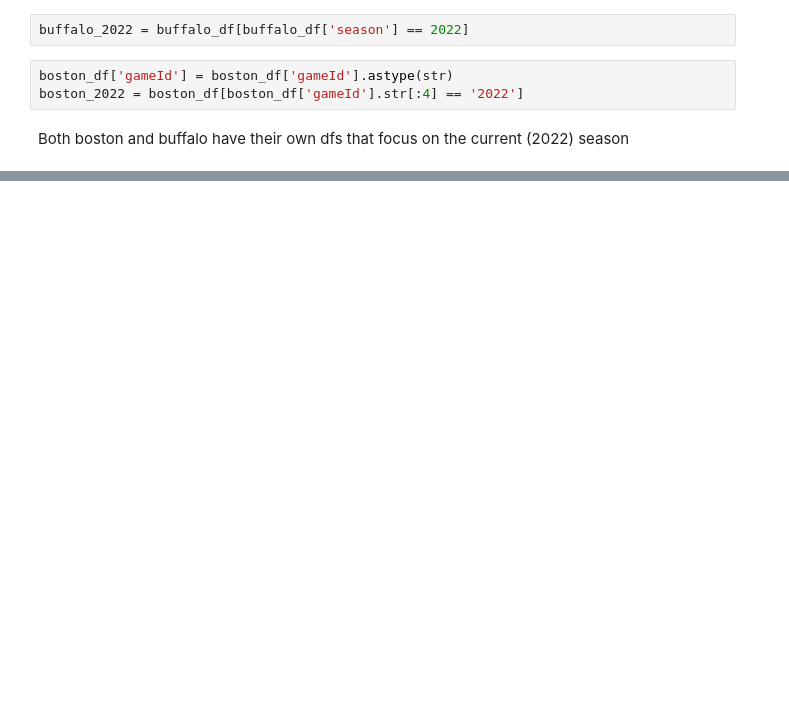
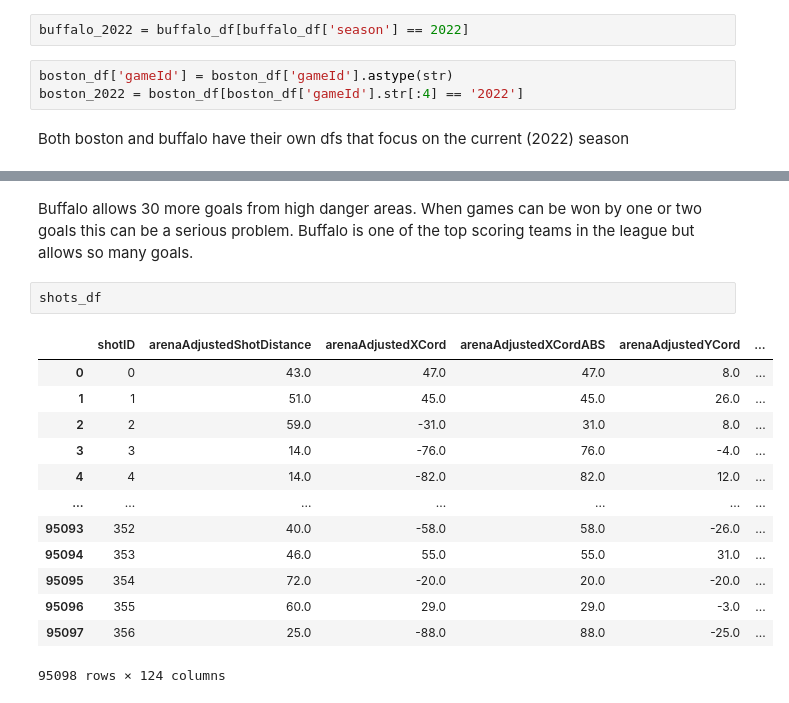
Before and after one commit to MichalOst3389/nhl_team_analysis, a Jupyter notebook: nhl_team_analysis/NHL Notebook.ipynb, the cells around one changed output, grey strips where cells are left out. Drawn from its saved outputs; the diff is of its cells as text; blank space fills up the shorter version.

```diff
--- a/nhl_team_analysis/NHL Notebook.ipynb
+++ b/nhl_team_analysis/NHL Notebook.ipynb
@@ -552,0 +234,18 @@ Name: OnIce_A_xGoals, dtype: float64
+# %% [markdown]
+Buffalo allows 30 more goals from high danger areas.  When games can be won by one or two goals this can be a serious problem.  Buffalo is one of the top scoring teams in the league but allows so many goals.
+# %%
+shots_df
+# %% [output]
+|  | shotID | arenaAdjustedShotDistance | arenaAdjustedXCord | arenaAdjustedXCordABS | arenaAdjustedYCord | ... |
+| 0 | 0 | 43.0 | 47.0 | 47.0 | 8.0 | ... |
+| 1 | 1 | 51.0 | 45.0 | 45.0 | 26.0 | ... |
+| 2 | 2 | 59.0 | -31.0 | 31.0 | 8.0 | ... |
+| 3 | 3 | 14.0 | -76.0 | 76.0 | -4.0 | ... |
+| 4 | 4 | 14.0 | -82.0 | 82.0 | 12.0 | ... |
+| ... | ... | ... | ... | ... | ... | ... |
+| 95093 | 352 | 40.0 | -58.0 | 58.0 | -26.0 | ... |
+| 95094 | 353 | 46.0 | 55.0 | 55.0 | 31.0 | ... |
+| 95095 | 354 | 72.0 | -20.0 | 20.0 | -20.0 | ... |
+| 95096 | 355 | 60.0 | 29.0 | 29.0 | -3.0 | ... |
+| 95097 | 356 | 25.0 | -88.0 | 88.0 | -25.0 | ... |
+95098 rows × 124 columns
```
Also changed, not shown: parts of 79 cells of this notebook.
